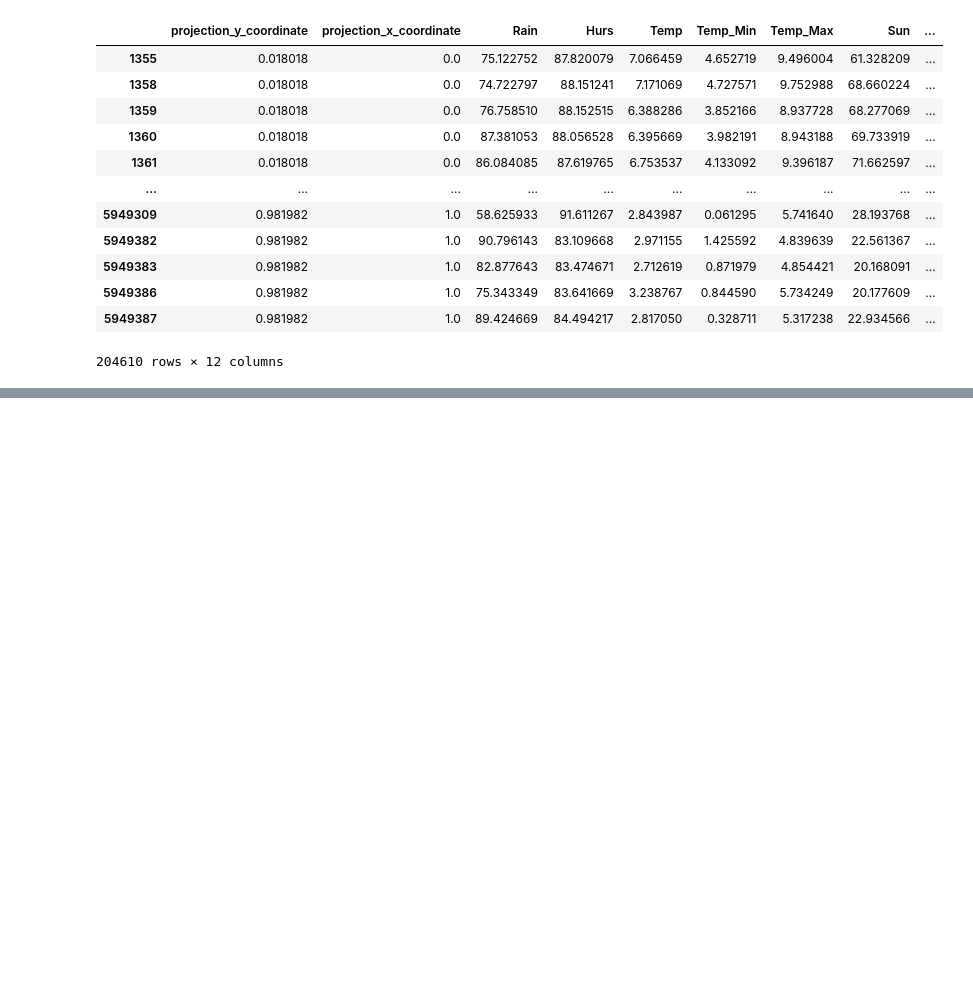
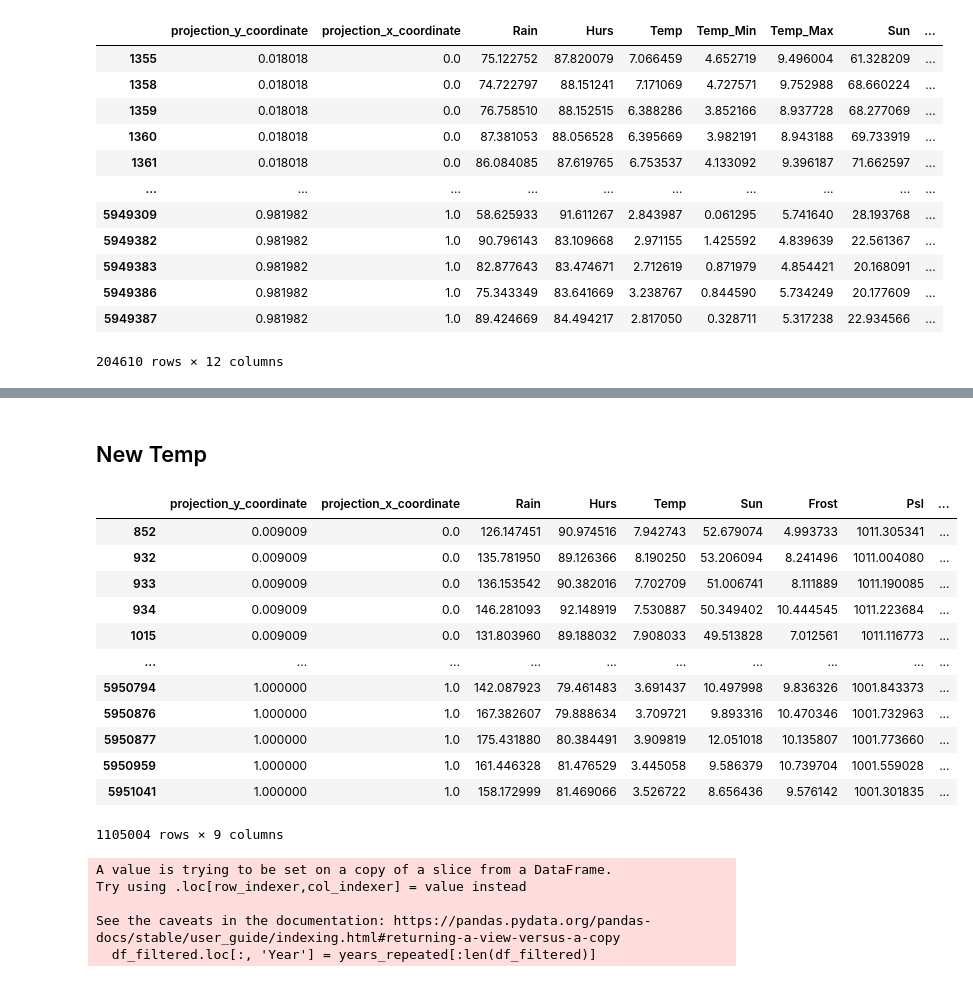
Before and after one commit to Iarla-Boyce/MSc-Project, a Jupyter notebook: Gradient Boost.ipynb, the cells around one changed output, grey strips where cells are left out. Cells and saved outputs as stored; diff of their text form; code cells hidden in the pictures; blank space fills up the shorter version.

```diff
--- a/Gradient Boost.ipynb
+++ b/Gradient Boost.ipynb
@@ -1210,0 +1472,2 @@ KeyboardInterrupt:
+# %% [markdown]
+## New Temp
@@ -1210,0 +1513,45 @@ KeyboardInterrupt:
+# %%
+# List of columns to check for NaN values
+columns_to_check = ['Rain', 'Hurs', 'Temp', 'Sun', 'Frost', 'Psl', 'Wind']
+
+# Create a boolean mask indicating rows with NaN values in the specified columns
+nan_mask = df[columns_to_check].isnull().any(axis=1)
+
+# Filter the DataFrame to keep rows without NaN values in the specified columns
+df_filtered = df[~nan_mask]
+# %%
+df_filtered
+# %% [output]
+|  | projection_y_coordinate | projection_x_coordinate | Rain | Hurs | Temp | Sun | Frost | Psl | ... |
+| 852 | 0.009009 | 0.0 | 126.147451 | 90.974516 | 7.942743 | 52.679074 | 4.993733 | 1011.305341 | ... |
+| 932 | 0.009009 | 0.0 | 135.781950 | 89.126366 | 8.190250 | 53.206094 | 8.241496 | 1011.004080 | ... |
+| 933 | 0.009009 | 0.0 | 136.153542 | 90.382016 | 7.702709 | 51.006741 | 8.111889 | 1011.190085 | ... |
+| 934 | 0.009009 | 0.0 | 146.281093 | 92.148919 | 7.530887 | 50.349402 | 10.444545 | 1011.223684 | ... |
+| 1015 | 0.009009 | 0.0 | 131.803960 | 89.188032 | 7.908033 | 49.513828 | 7.012561 | 1011.116773 | ... |
+| ... | ... | ... | ... | ... | ... | ... | ... | ... | ... |
+| 5950794 | 1.000000 | 1.0 | 142.087923 | 79.461483 | 3.691437 | 10.497998 | 9.836326 | 1001.843373 | ... |
+| 5950876 | 1.000000 | 1.0 | 167.382607 | 79.888634 | 3.709721 | 9.893316 | 10.470346 | 1001.732963 | ... |
+| 5950877 | 1.000000 | 1.0 | 175.431880 | 80.384491 | 3.909819 | 12.051018 | 10.135807 | 1001.773660 | ... |
+| 5950959 | 1.000000 | 1.0 | 161.446328 | 81.476529 | 3.445058 | 9.586379 | 10.739704 | 1001.559028 | ... |
+| 5951041 | 1.000000 | 1.0 | 158.172999 | 81.469066 | 3.526722 | 8.656436 | 9.576142 | 1001.301835 | ... |
+1105004 rows × 9 columns
+# %%
+# Define the range of years
+start_year = 1969
+end_year = 2022
+
+# Define the years you want to assign to each row
+years = np.arange(start_year, end_year + 1)
+
+# Repeat each year for each combination of spatial coordinate and time value once
+num_combinations = len(df_filtered)
+years_repeated = np.tile(years, num_combinations)
+
+# Add the year column to your DataFrame using .loc
+df_filtered.loc[:, 'Year'] = years_repeated[:len(df_filtered)]
+# %% [output]
+A value is trying to be set on a copy of a slice from a DataFrame.
+Try using .loc[row_indexer,col_indexer] = value instead
+
+See the caveats in the documentation: https://pandas.pydata.org/pandas-docs/stable/user_guide/indexing.html#returning-a-view-versus-a-copy
+  df_filtered.loc[:, 'Year'] = years_repeated[:len(df_filtered)]
```
Also changed, not shown: parts of 31 cells of this notebook, 2 other files.
